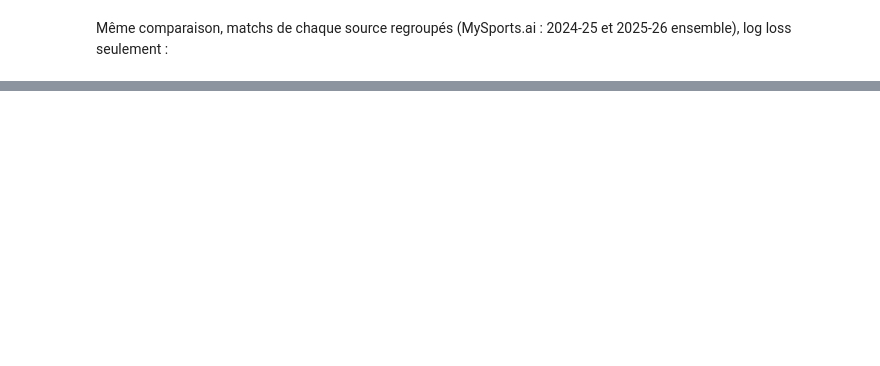
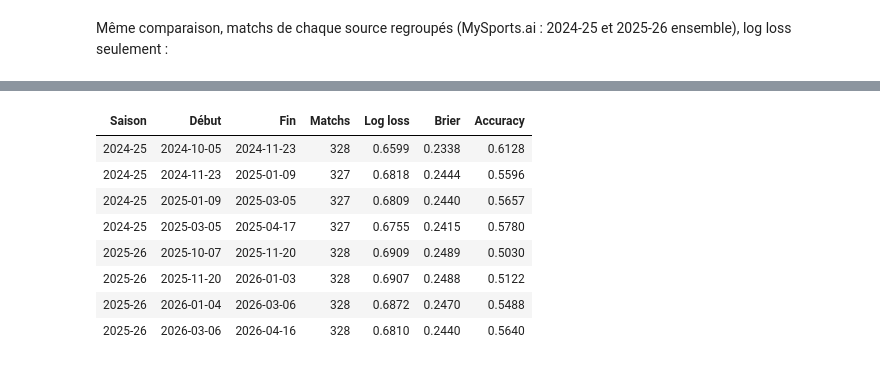
Before and after one commit to a3jeu/nhl-probabilistic-forecasting, a Jupyter notebook: notebooks/03_experimentation/04_comparaison.ipynb, the cells around one changed output, grey strips where cells are left out. Drawn from its saved outputs; the diff is of its cells as text; code cells hidden in the pictures; blank space fills up the shorter version.

```diff
--- a/notebooks/03_experimentation/04_comparaison.ipynb
+++ b/notebooks/03_experimentation/04_comparaison.ipynb
@@ -272,0 +325,28 @@ formater(tab_ext_ll)
+# %%
+SOURCE_MS, N_PORTIONS = "MySports.ai", 4
+ms = (ext[ext["source"] == SOURCE_MS]
+      .merge(nos.pivot_table(index="gameId", columns="modele", values="p", observed=True)[ORDRE],
+             on="gameId", how="inner")
+      .sort_values(["Date", "gameId"]))
+# 4 portions chronologiques de même effectif par saison (Q1 = début de saison)
+ms["Portion"] = ms.groupby("Saison")["Date"].transform(
+    lambda d: pd.qcut(range(len(d)), N_PORTIONS, labels=[f"Q{k}" for k in range(1, N_PORTIONS + 1)]))
+portions_ms = ms.groupby(["Saison", "Portion"], sort=True, observed=True)
+tab_ms_portions = pd.DataFrame([
+    {"Saison": saison, "Début": g["Date"].min(), "Fin": g["Date"].max(), "Matchs": len(g),
+     **metriques(g["Victoire locale"], g["Prob. victoire locale"])}
+    for (saison, _), g in portions_ms
+])
+if SAUVER:
+    exporter_tableau(tab_ms_portions, "exp_mysports_portions")
+formater(tab_ms_portions)
+# %% [output]
+| Saison | Début | Fin | Matchs | Log loss | Brier | Accuracy |
+| 2024-25 | 2024-10-05 | 2024-11-23 | 328 | 0.6599 | 0.2338 | 0.6128 |
+| 2024-25 | 2024-11-23 | 2025-01-09 | 327 | 0.6818 | 0.2444 | 0.5596 |
+| 2024-25 | 2025-01-09 | 2025-03-05 | 327 | 0.6809 | 0.2440 | 0.5657 |
+| 2024-25 | 2025-03-05 | 2025-04-17 | 327 | 0.6755 | 0.2415 | 0.5780 |
+| 2025-26 | 2025-10-07 | 2025-11-20 | 328 | 0.6909 | 0.2489 | 0.5030 |
+| 2025-26 | 2025-11-20 | 2026-01-03 | 328 | 0.6907 | 0.2488 | 0.5122 |
+| 2025-26 | 2026-01-04 | 2026-03-06 | 328 | 0.6872 | 0.2470 | 0.5488 |
+| 2025-26 | 2026-03-06 | 2026-04-16 | 328 | 0.6810 | 0.2440 | 0.5640 |
```
Also changed, not shown: parts of 19 cells of this notebook, 21 other files.
